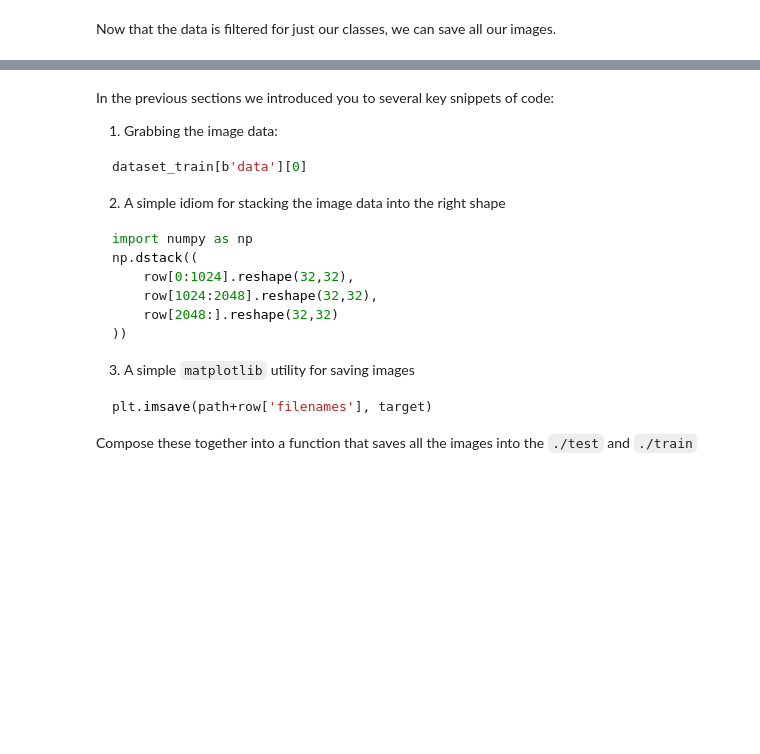
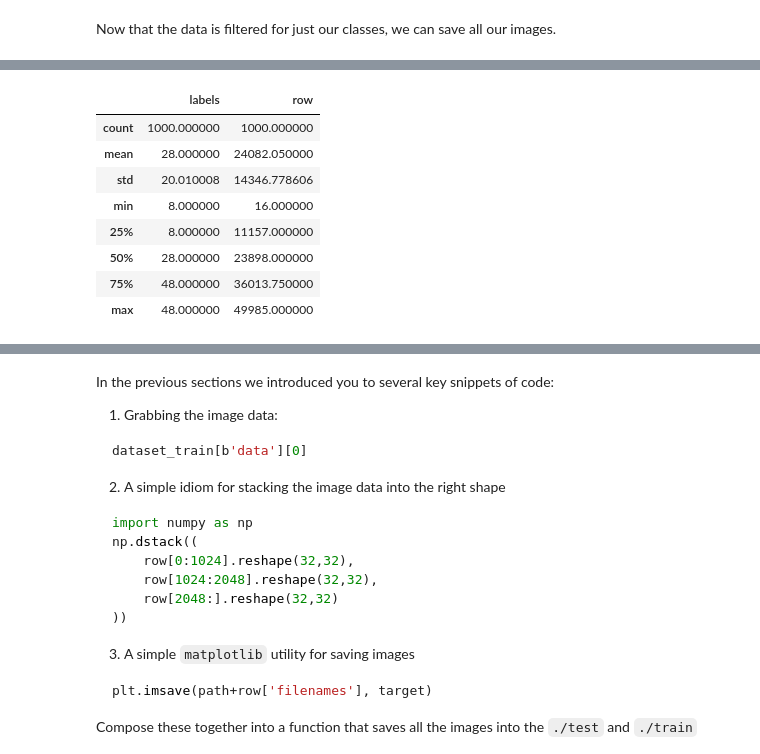
Before and after one commit to JawnMarc/ml-workflow-for-scones-unlimited-on-sagemaker, a Jupyter notebook: ml-workflow-scones-unlimited.ipynb, the cells around one changed output, grey strips where cells are left out. Drawn from its saved outputs; the diff is of its cells as text; code cells hidden in the pictures; blank space fills up the shorter version.

```diff
--- a/ml-workflow-scones-unlimited.ipynb
+++ b/ml-workflow-scones-unlimited.ipynb
@@ -134,0 +155,12 @@ import pandas as pd
+# %%
+# Todo: Filter the dataset_train and dataset_meta objects to find the label numbers for Bicycle and Motorcycle
+for x in range(0, len(dataset_meta[b'fine_label_names'])):
+    # print entire labels
+    # print('label', x, ':', dataset_meta[b'fine_label_names'][x])
+
+    # convert bytes to string with str(bytes, 'UTF-8')
+    if str(dataset_meta[b'fine_label_names'][x], 'UTF-8').startswith('bicy'):
+        print(f"Bicycle has label number: {x}")
+
+    elif str(dataset_meta[b'fine_label_names'][x], 'UTF-8').startswith('moto'):
+        print(f"Motorcycle has label number: {x}")
@@ -143,7 +178,7 @@ df_train = pd.DataFrame({
 })
 
 # Drop all rows from df_train where label is not 8 or 48
-df_train = #TODO: Fill in
+df_train = df_train[(df_train.labels == 8) | (df_train.labels == 48)]
 
 # Decode df_train.filenames so they are regular strings
 df_train["filenames"] = df_train["filenames"].apply(
@@ -158,7 +193,7 @@ df_test = pd.DataFrame({
 })
 
 # Drop all rows from df_test where label is not 8 or 48
-df_test = #TODO: Fill in
+df_test = df_test[(df_test.labels == 8) | (df_test.labels == 48)]
 
 # Decode df_test.filenames so they are regular strings
 df_test["filenames"] = df_test["filenames"].apply(
@@ -169,3 +215,15 @@ Now that the data is filtered for just our classes, we can save all our images.
+# %%
+df_train.describe()
+# %% [output]
+|  | labels | row |
+| count | 1000.000000 | 1000.000000 |
+| mean | 28.000000 | 24082.050000 |
+| std | 20.010008 | 14346.778606 |
+| min | 8.000000 | 16.000000 |
+| 25% | 8.000000 | 11157.000000 |
+| 50% | 28.000000 | 23898.000000 |
+| 75% | 48.000000 | 36013.750000 |
+| max | 48.000000 | 49985.000000 |
 # %%
 !mkdir ./train
 !mkdir ./test
```
Also changed, not shown: parts of 32 cells of this notebook, 2 other files.
